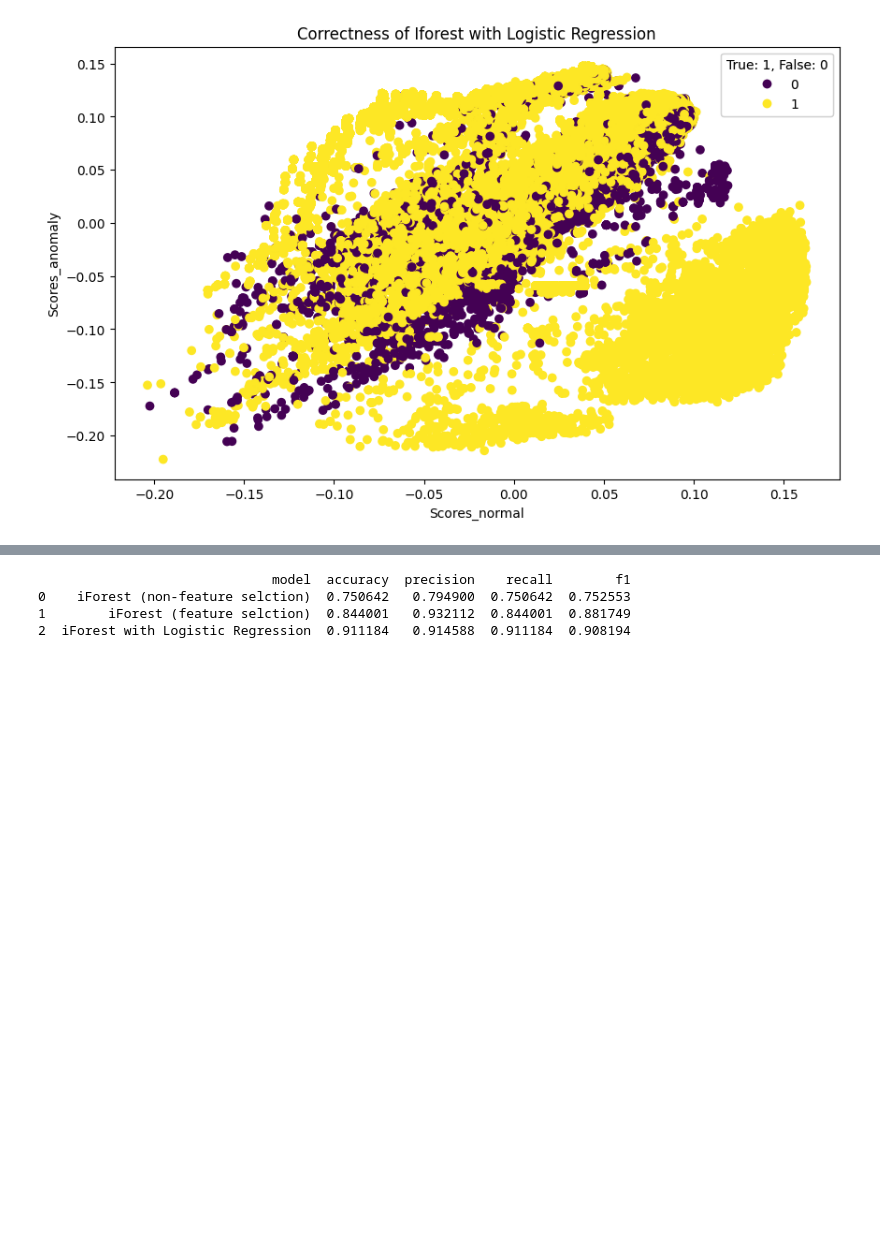
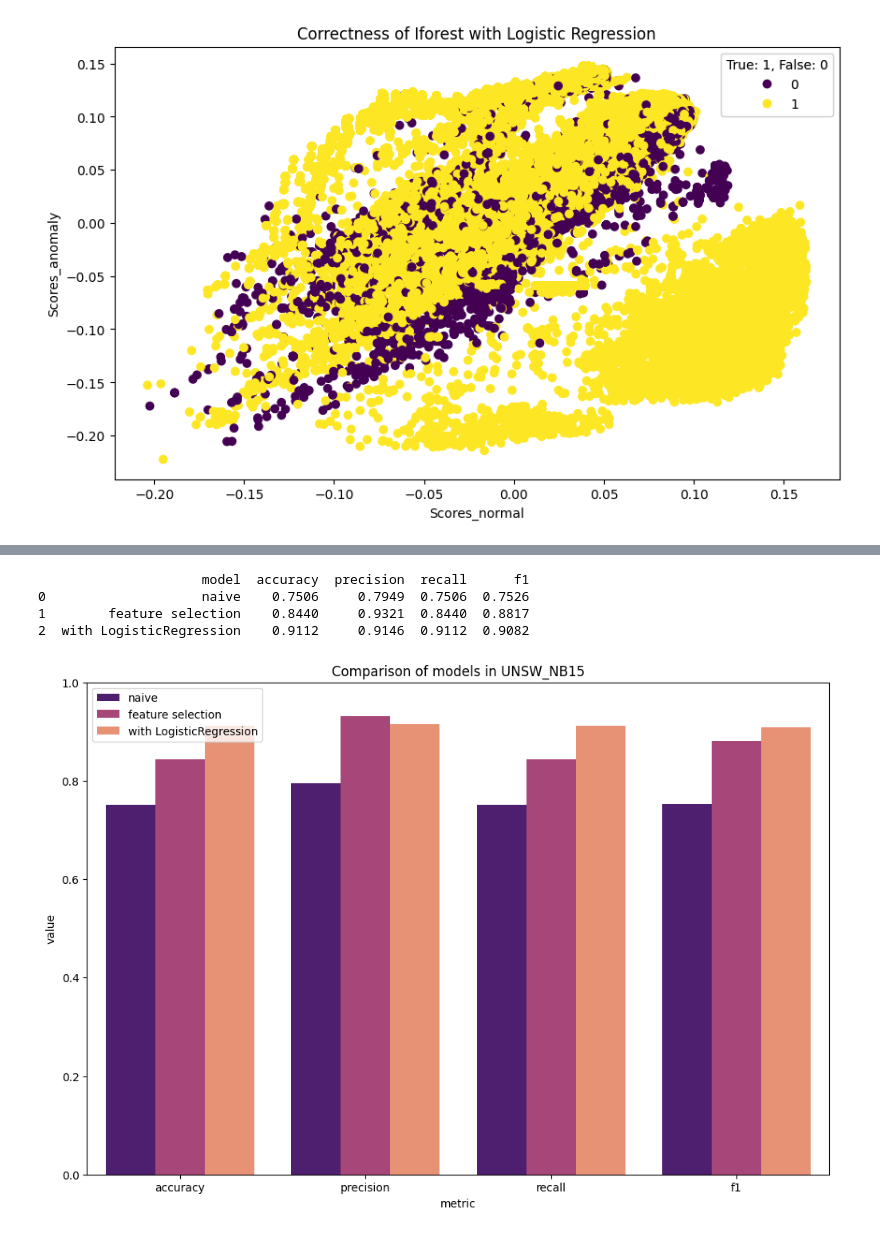
Before and after one commit to Sugata10723/Project_iforest, a Jupyter notebook: code/iforest_UNSW_spilt_data_onehot.ipynb, the cells around one changed output, grey strips where cells are left out. Saved outputs shown, nothing was run; the diff lists cells and outputs as text; code cells hidden in the pictures; blank space fills up the shorter version.

```diff
--- a/code/iforest_UNSW_spilt_data_onehot.ipynb
+++ b/code/iforest_UNSW_spilt_data_onehot.ipynb
@@ -315,11 +315,30 @@ Iforest using K-means Accuracy is: 0.10311198981046708
 [figure]
 [figure]
-# %%
-# 結果の表示
-results = pd.DataFrame(results)
-print(results)
-# %% [output]
-                              model  accuracy  precision    recall        f1
-0    iForest (non-feature selction)  0.750642   0.794900  0.750642  0.752553
-1        iForest (feature selction)  0.844001   0.932112  0.844001  0.881749
-2  iForest with Logistic Regression  0.911184   0.914588  0.911184  0.908194
+# %%
+import pandas as pd
+import seaborn as sns
+import matplotlib.pyplot as plt
+
+# 結果の表示
+results = pd.DataFrame(results)
+results = results.round(4)
+print(results)
+
+# データを長い形式に変換
+df_melted = results.melt(id_vars=["model"], var_name="metric", value_name="value")
+
+# 棒グラフを作成
+plt.figure(figsize=(12, 8))
+sns.barplot(data=df_melted, x="metric", y="value", hue="model", palette="magma")
+plt.ylim(0, 1)
+plt.title("Comparison of models in UNSW_NB15")
+
+# 凡例をタイトルの隣に配置
+plt.legend(loc='best')
+plt.show()
+# %% [output]
+                     model  accuracy  precision  recall      f1
+0                    naive    0.7506     0.7949  0.7506  0.7526
+1        feature selection    0.8440     0.9321  0.8440  0.8817
+2  with LogisticRegression    0.9112     0.9146  0.9112  0.9082
+[figure, added]
```
Also changed, not shown: parts of 5 cells of this notebook, 44 other files.
